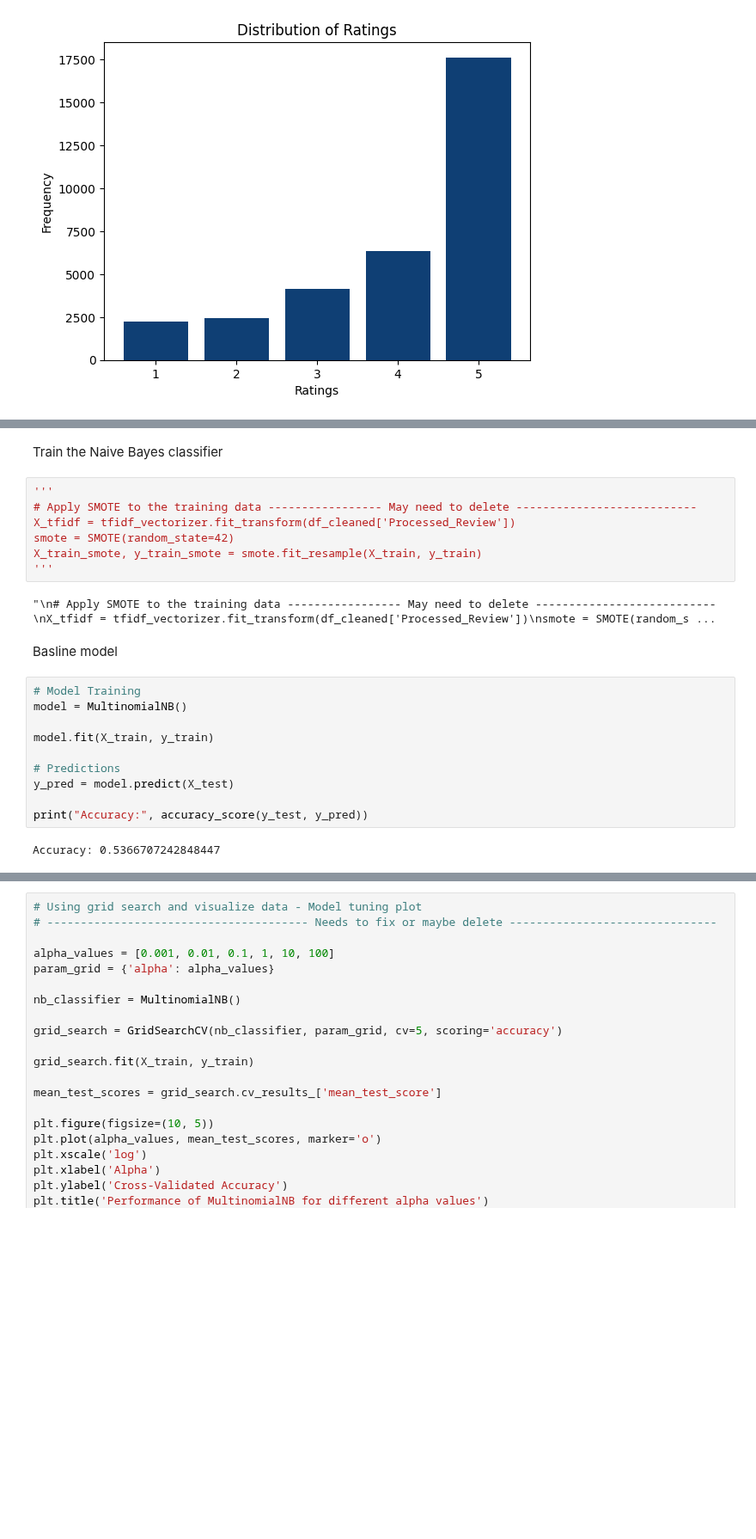
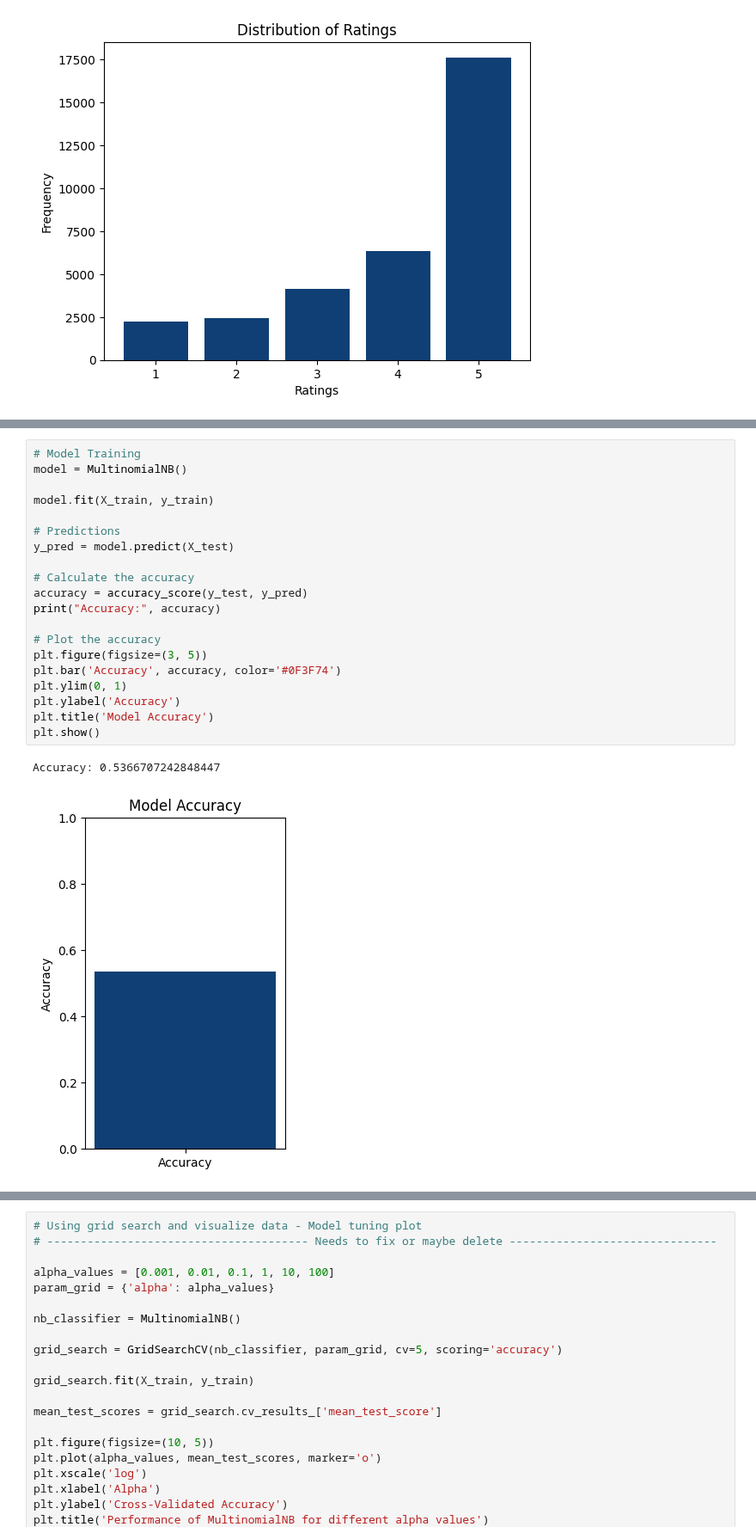
Before and after one commit to Ariamestra/ConsumerReviews, a Jupyter notebook: project_part2.ipynb, the cells around one changed output, grey strips where cells are left out. Shown at 86% size. Saved outputs shown, nothing was run; the diff lists cells and outputs as text; blank space fills up the shorter version.

```diff
--- a/project_part2.ipynb
+++ b/project_part2.ipynb
@@ -246,25 +252,23 @@ plt.show()
-# %% [markdown]
-Train the Naive Bayes classifier
-# %%
-'''
-# Apply SMOTE to the training data ----------------- May need to delete ---------------------------
-X_tfidf = tfidf_vectorizer.fit_transform(df_cleaned['Processed_Review'])
-smote = SMOTE(random_state=42)
-X_train_smote, y_train_smote = smote.fit_resample(X_train, y_train)
-'''
-# %% [output]
-"\n# Apply SMOTE to the training data ----------------- May need to delete ---------------------------\nX_tfidf = tfidf_vectorizer.fit_transform(df_cleaned['Processed_Review'])\nsmote = SMOTE(random_s ...
-# %% [markdown]
-Basline model
 # %%
 # Model Training
 model = MultinomialNB()
 
 model.fit(X_train, y_train)
 
 # Predictions
 y_pred = model.predict(X_test)
 
-print("Accuracy:", accuracy_score(y_test, y_pred))
+# Calculate the accuracy
+accuracy = accuracy_score(y_test, y_pred)
+print("Accuracy:", accuracy)
+
+# Plot the accuracy
+plt.figure(figsize=(3, 5))
+plt.bar('Accuracy', accuracy, color='#0F3F74')
+plt.ylim(0, 1)
+plt.ylabel('Accuracy')
+plt.title('Model Accuracy')
+plt.show()
 # %% [output]
 Accuracy: 0.5366707242848447
+[figure, added]
```
Also changed, not shown: parts of 7 cells of this notebook.
